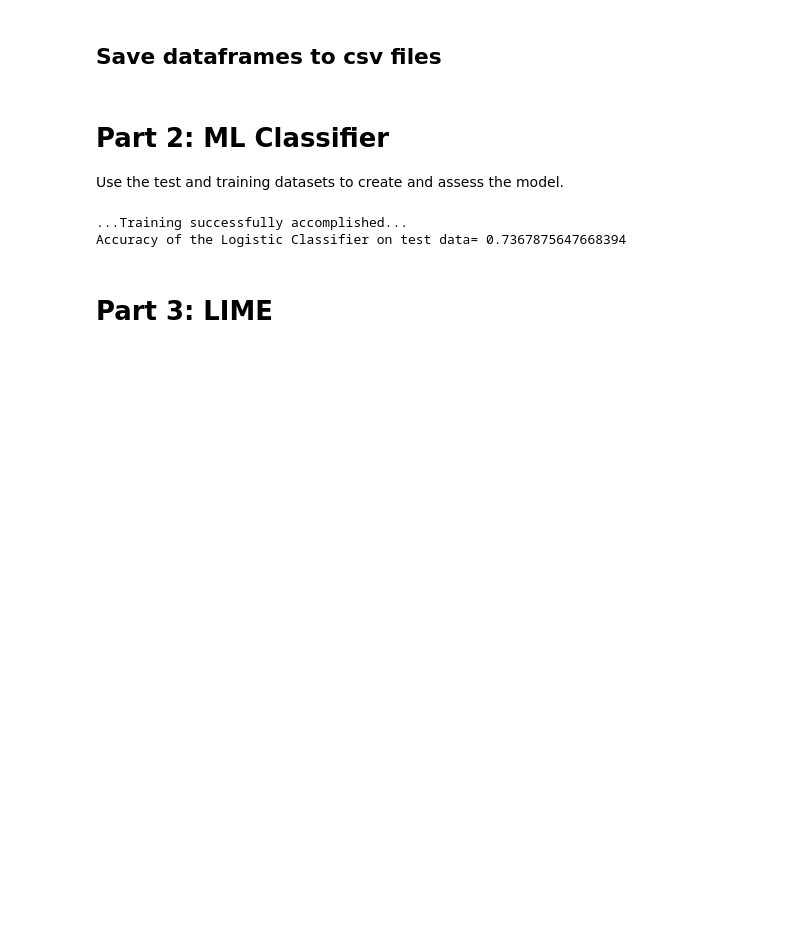
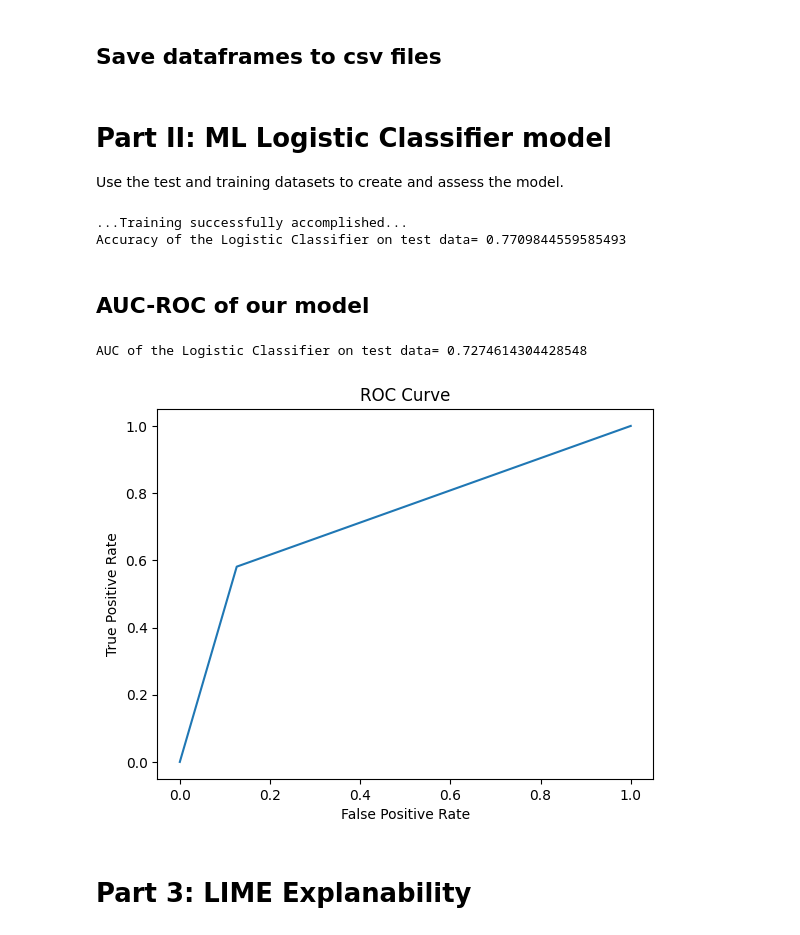
Before and after one commit to ZacharySoo01/I310D_FinalProject, a Jupyter notebook: I310D_FinalProject.ipynb, the cells around one changed output. Cells and saved outputs as stored; diff of their text form; code cells hidden in the pictures; blank space fills up the shorter version.

Commit message:
Last updated 4/11/2023, added AUC-ROC and LIME

```diff
--- a/I310D_FinalProject.ipynb
+++ b/I310D_FinalProject.ipynb
@@ -203,6 +203,12 @@ churn_data_df
 def convert_float_to_int(f):
     converted = int(f)
     return converted
+
+def convert_obj_to_float(f):
+  if f == " " or f == "Yes":
+    return None
+  else:
+    return float(f)
 
 churn_data_df["Multiple Lines"] = churn_data_df["Multiple Lines"].apply(convert_float_to_int)
 churn_data_df["Online Security"] = churn_data_df["Online Security"].apply(convert_float_to_int)
@@ -212,6 +218,8 @@ churn_data_df["Tech Support"] = churn_data_df["Tech Support"].apply(convert_floa
 churn_data_df["Streaming TV"] = churn_data_df["Streaming TV"].apply(convert_float_to_int)
 churn_data_df["Streaming Movies"] = churn_data_df["Streaming Movies"].apply(convert_float_to_int)
 
+churn_data_df["Total Charges"] = churn_data_df["Total Charges"].apply(convert_obj_to_float)
+
 churn_data_df
 # %% [output]
 A value is trying to be set on a copy of a slice from a DataFrame.
@@ -260,3 +268,9 @@ print (f" Number of duplicates after removing : {number_of_duplicates}")
 # %% [output]
  Number of duplicates before : 0
  Number of duplicates after removing : 0
+# %%
+# Drop null
+churn_data_df = churn_data_df.dropna()
+
+# Check again
+churn_data_df.info()
@@ -338,7 +370,7 @@ X_test.to_csv("X_test.csv")
 y_train.to_csv("y_train.csv")
 y_test.to_csv("y_test.csv")
 # %% [markdown]
-# Part 2: ML Classifier
+# Part II: ML Logistic Classifier model
 Use the test and training datasets to create and assess the model.
 # %%
 import pandas as pd
@@ -346,7 +378,7 @@ from sklearn.linear_model import LogisticRegression
 from sklearn.metrics import accuracy_score
 
 trainX_df = pd.read_csv("X_train.csv")
-train_features = trainX_df[["Gender", "Senior Citizen",
+train_features = trainX_df[["Total Charges","Monthly Charges","Tenure Months","Gender", "Senior Citizen",
                           "Partner", "Dependents", "Phone Service", "Multiple Lines","Online Security",
                            "Online Backup","Device Protection","Tech Support","Streaming TV","Streaming Movies"
                           ]]
@@ -358,7 +390,7 @@ lr_classifier.fit(train_features.to_numpy(),train_labels.to_numpy())
 print("...Training successfully accomplished...")
 
 test_inputs = pd.read_csv("X_test.csv")
-test_inputs = test_inputs[["Gender", "Senior Citizen",
+test_inputs = test_inputs[["Total Charges","Monthly Charges","Tenure Months","Gender", "Senior Citizen",
                           "Partner", "Dependents", "Phone Service", "Multiple Lines","Online Security",
                            "Online Backup","Device Protection","Tech Support","Streaming TV","Streaming Movies"
                           ]]
@@ -371,6 +403,24 @@ lr_accuracy_score = accuracy_score(y_predicted_lr,test_outputs)
 print (f"Accuracy of the Logistic Classifier on test data= {lr_accuracy_score}")
 # %% [output]
 ...Training successfully accomplished...
-Accuracy of the Logistic Classifier on test data= 0.7367875647668394
+Accuracy of the Logistic Classifier on test data= 0.7709844559585493
+# %% [markdown]
+## AUC-ROC of our model
+# %%
+import matplotlib.pyplot as plt
+from sklearn import metrics
+auc = metrics.roc_auc_score(y_test, y_predicted_lr)
+
+print (f"AUC of the Logistic Classifier on test data= {auc}")
+
+fpr, tpr, _ = metrics.roc_curve(y_test,  y_predicted_lr)
+plt.plot(fpr,tpr)
+plt.title('ROC Curve')
+plt.ylabel('True Positive Rate')
+plt.xlabel('False Positive Rate')
+plt.show()
+# %% [output]
+AUC of the Logistic Classifier on test data= 0.7274614304428548
+[figure, added]
 # %% [markdown]
-# Part 3: LIME
+# Part 3: LIME Explanability
```
Also changed, not shown: parts of 9 cells of this notebook.
